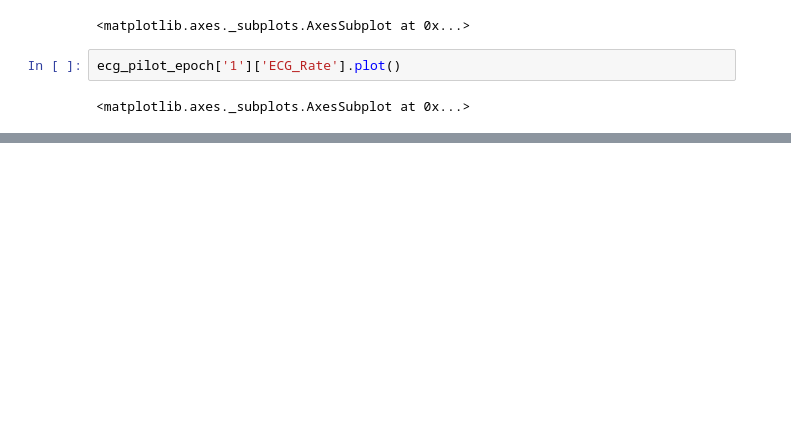
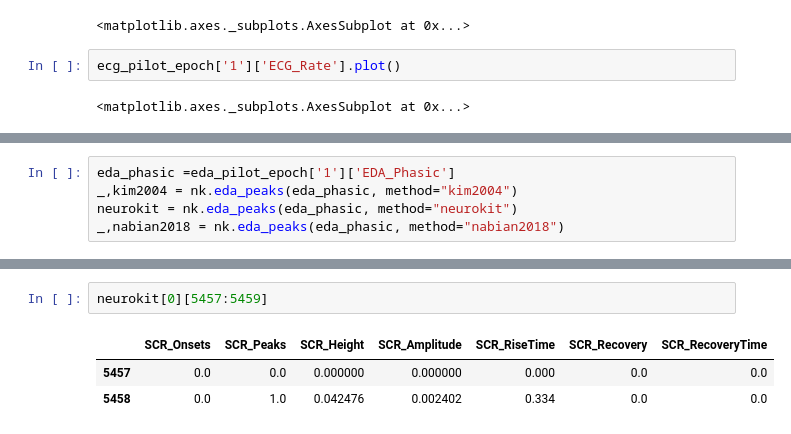
Before and after one commit to johnnyzhang295/HOME, a Jupyter notebook: Part206ExampleVisualization.ipynb, the cells around one changed output, grey strips where cells are left out. Drawn from its saved outputs; the diff is of its cells as text; blank space fills up the shorter version.

```diff
--- a/Part206ExampleVisualization.ipynb
+++ b/Part206ExampleVisualization.ipynb
@@ -176,0 +240,5 @@ ecg_pilot_epoch['1']['ECG_Rate'].plot()
+# %%
+eda_phasic =eda_pilot_epoch['1']['EDA_Phasic']
+_,kim2004 = nk.eda_peaks(eda_phasic, method="kim2004")
+neurokit = nk.eda_peaks(eda_phasic, method="neurokit")
+_,nabian2018 = nk.eda_peaks(eda_phasic, method="nabian2018")
@@ -176,0 +257,6 @@ ecg_pilot_epoch['1']['ECG_Rate'].plot()
+# %%
+neurokit[0][5457:5459]
+# %% [output]
+|  | SCR_Onsets | SCR_Peaks | SCR_Height | SCR_Amplitude | SCR_RiseTime | SCR_Recovery | SCR_RecoveryTime |
+| 5457 | 0.0 | 0.0 | 0.000000 | 0.000000 | 0.000 | 0.0 | 0.0 |
+| 5458 | 0.0 | 1.0 | 0.042476 | 0.002402 | 0.334 | 0.0 | 0.0 |
```
Also changed, not shown: parts of 12 cells of this notebook.
